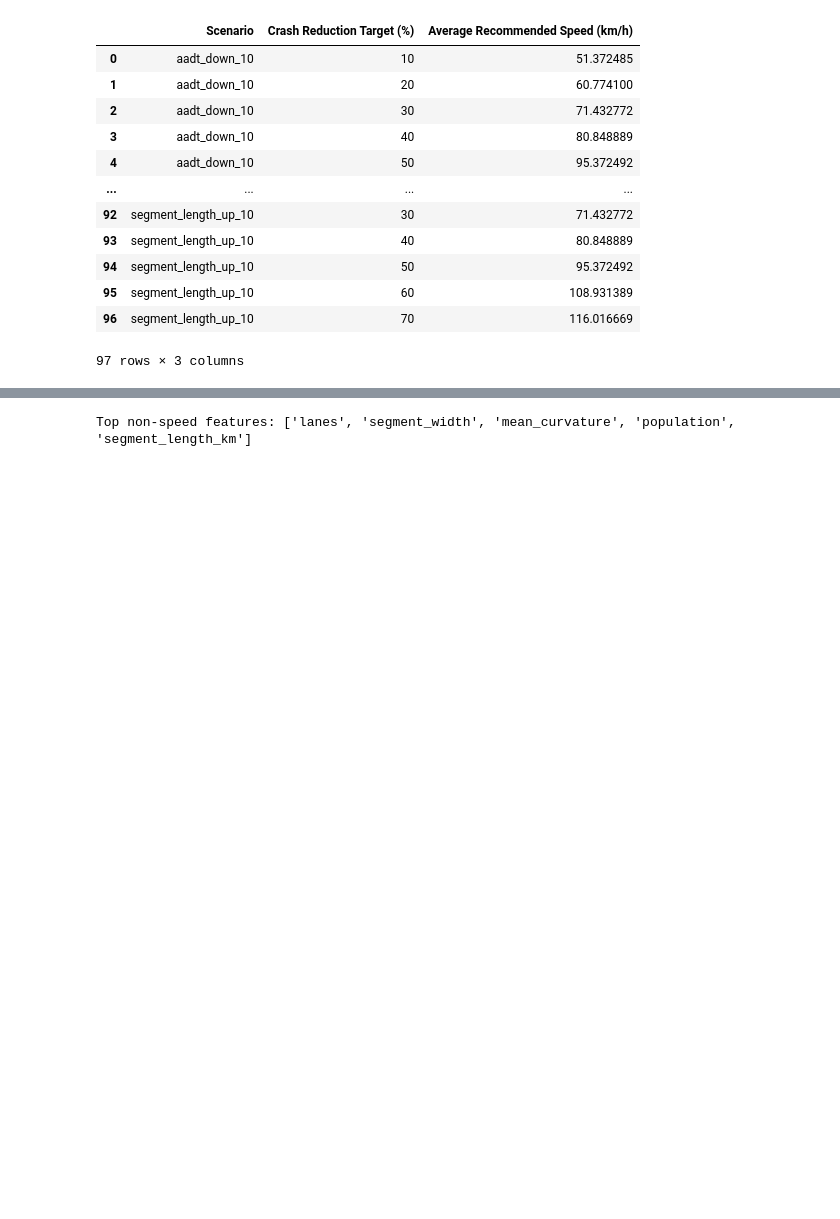
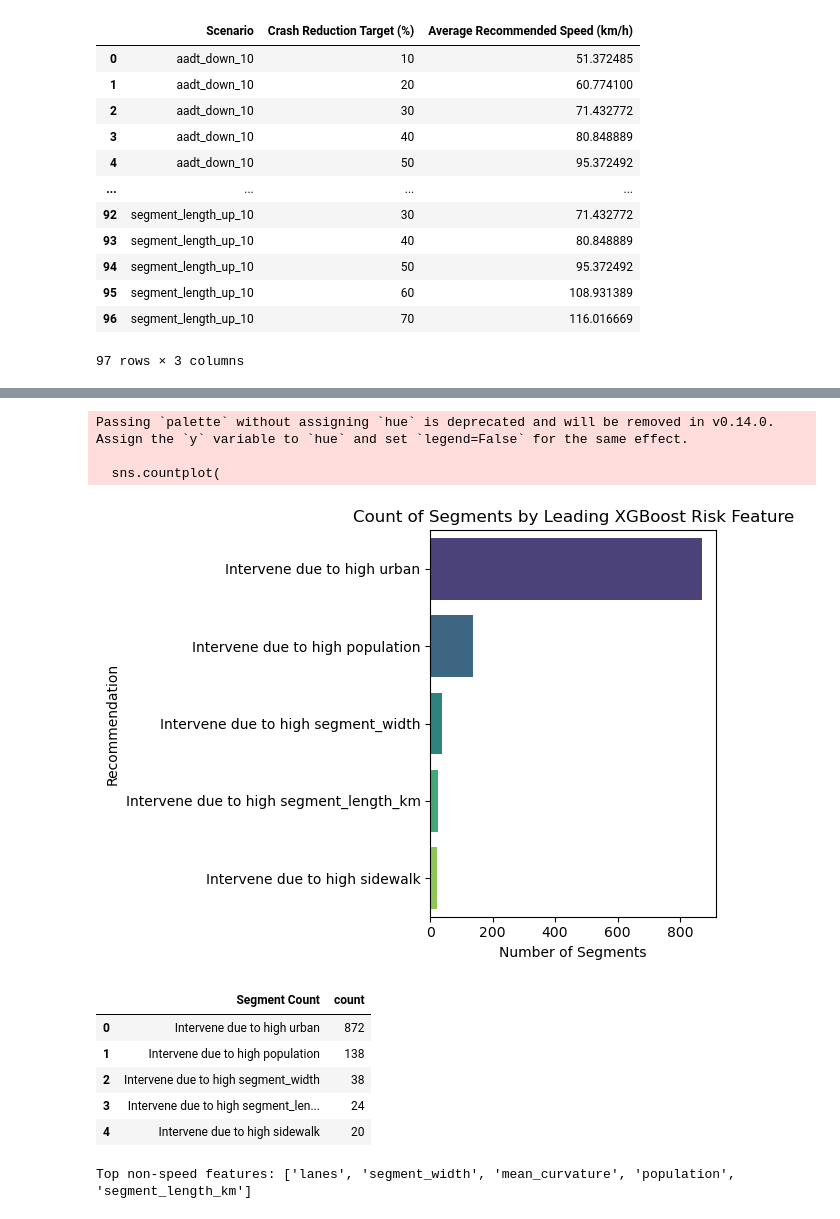
Before and after one commit to KinGabriel/speed_limit_predictive_model, a Jupyter notebook: XGBOOST/model.ipynb, the cells around one changed output, grey strips where cells are left out. Drawn from its saved outputs; the diff is of its cells as text; code cells hidden in the pictures; blank space fills up the shorter version.

```diff
--- a/XGBOOST/model.ipynb
+++ b/XGBOOST/model.ipynb
@@ -1127 +1210,37 @@ with open(output_common / "poisson_model.pkl", "wb") as f:
+# %%
+# Top non-speed risk feature
+sns.countplot(
+    y='other_feature_recommendation',
+    data=X_test_scaled_xgb_fi,
+    order=X_test_scaled_xgb_fi['other_feature_recommendation'].value_counts().index,
+    palette='viridis'
+)
+plt.title("Count of Segments by Leading XGBoost Risk Feature")
+plt.xlabel("Number of Segments")
+plt.ylabel("Recommendation")
+plt.tight_layout()
+plt.show()
+
+# # Count how many segments were flagged for each top non-speed risk feature
+risk_feature_counts_xgb_df = (
+    X_test_scaled_xgb_fi['other_feature_recommendation']
+    .value_counts()
+    .reset_index()
+    .rename(columns={
+        'index': 'Recommendation',
+        'other_feature_recommendation': 'Segment Count'
+    })
+)
+risk_feature_counts_xgb_df
+# %% [output]
+Passing `palette` without assigning `hue` is deprecated and will be removed in v0.14.0. Assign the `y` variable to `hue` and set `legend=False` for the same effect.
+
+  sns.countplot(
+[figure, added]
+|  | Segment Count | count |
+| 0 | Intervene due to high urban | 872 |
+| 1 | Intervene due to high population | 138 |
+| 2 | Intervene due to high segment_width | 38 |
+| 3 | Intervene due to high segment_len... | 24 |
+| 4 | Intervene due to high sidewalk | 20 |
 # %%
```
Also changed, not shown: parts of 6 cells of this notebook, 3 other files.
